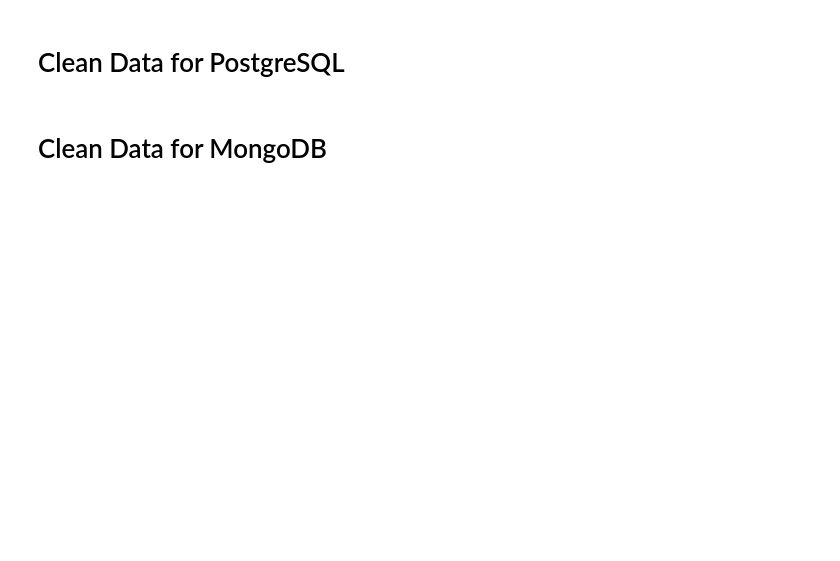
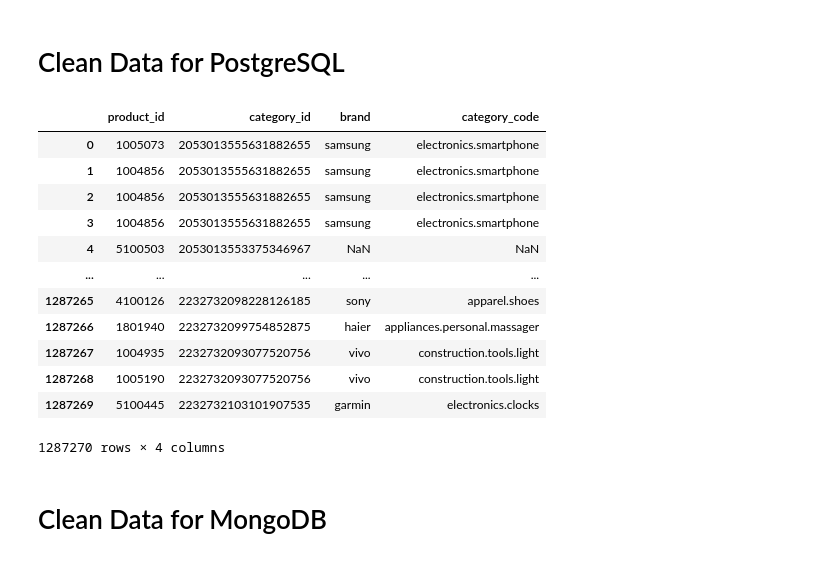
Before and after one commit to adbedlam/Big_Data_Assignment_2, a Jupyter notebook: scripts/clean_data.ipynb, the cells around one changed output. Saved outputs shown, nothing was run; the diff lists cells and outputs as text; code cells hidden in the pictures; blank space fills up the shorter version.

```diff
--- a/scripts/clean_data.ipynb
+++ b/scripts/clean_data.ipynb
@@ -35,14 +38,28 @@ def clean_campaigns(campaigns : pd.core.frame.DataFrame) -> pd.core.frame.DataFr
 
     return campaigns
 # %%
-def clean_events(events : pd.core.frame.DataFrame) -> pd.core.frame.DataFrame:
+def clean_events(events : pd.core.frame.DataFrame):
 
     events['event_time'] = events['event_time'].astype(str).str.replace(" UTC", "", regex=False)
     events['event_time'] = pd.to_datetime(events['event_time'])
 
     events['price'] = pd.to_numeric(events['price'])
 
-    return events
+    products = pd.DataFrame()
+
+    products['product_id'] = events['product_id']
+    products['category_id'] = events['category_id']
+
+    products['brand'] = events['brand']
+    products['category_code'] = events['category_code']
+
+    events = events.drop(columns=['category_code','brand'])
+
+
+    products['brand'] = products.groupby(['product_id', 'category_id', 'category_code'])['brand'].transform('first')
+
+
+    return events, products
 # %%
 def clean_messages(messages : pd.core.frame.DataFrame) -> pd.core.frame.DataFrame:
       date_columns = [
@@ -81,8 +98,24 @@ def clean_client_first_purchase_date(cfp_data : pd.core.frame.DataFrame) -> pd.c
     return cfp_data
 # %%
 clean_campaingns_data = clean_campaigns(campaigns)
-clean_events_data = clean_events(events)
+clean_events_data, clean_products_data = clean_events(events)
 clean_messages_data = clean_messages(messages)
 clean_friends_data = clean_friends(friends)
 clean_client_first_purchase_date_data = clean_client_first_purchase_date(client_first_purchase_date)
+# %%
+clean_products_data
+# %% [output]
+|  | product_id | category_id | brand | category_code |
+| 0 | 1005073 | 2053013555631882655 | samsung | electronics.smartphone |
+| 1 | 1004856 | 2053013555631882655 | samsung | electronics.smartphone |
+| 2 | 1004856 | 2053013555631882655 | samsung | electronics.smartphone |
+| 3 | 1004856 | 2053013555631882655 | samsung | electronics.smartphone |
+| 4 | 5100503 | 2053013553375346967 | NaN | NaN |
+| ... | ... | ... | ... | ... |
+| 1287265 | 4100126 | 2232732098228126185 | sony | apparel.shoes |
+| 1287266 | 1801940 | 2232732099754852875 | haier | appliances.personal.massager |
+| 1287267 | 1004935 | 2232732093077520756 | vivo | construction.tools.light |
+| 1287268 | 1005190 | 2232732093077520756 | vivo | construction.tools.light |
+| 1287269 | 5100445 | 2232732103101907535 | garmin | electronics.clocks |
+1287270 rows × 4 columns
 # %%
```
Also changed, not shown: parts of 38 cells of this notebook.
